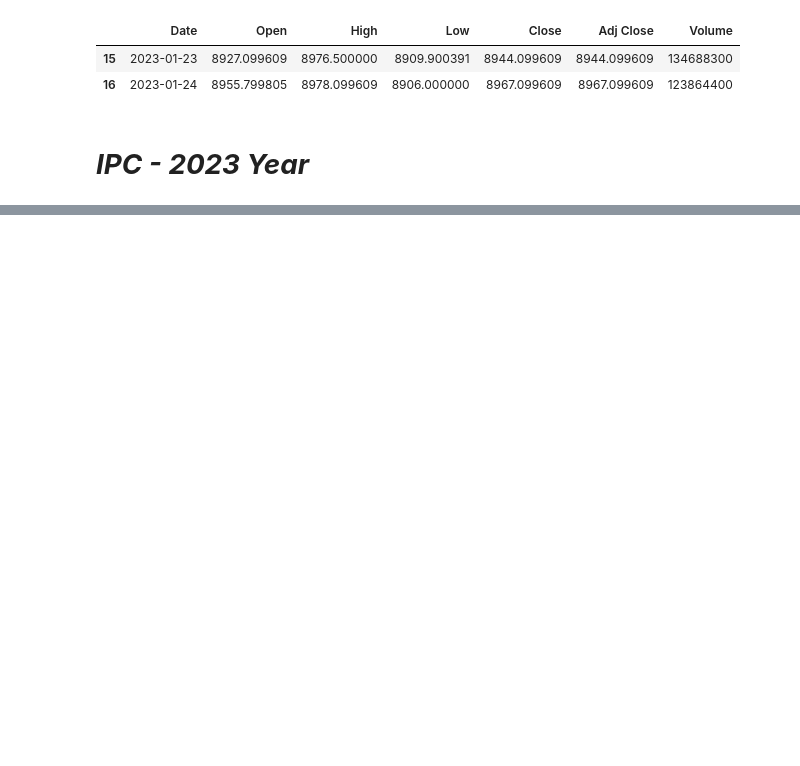
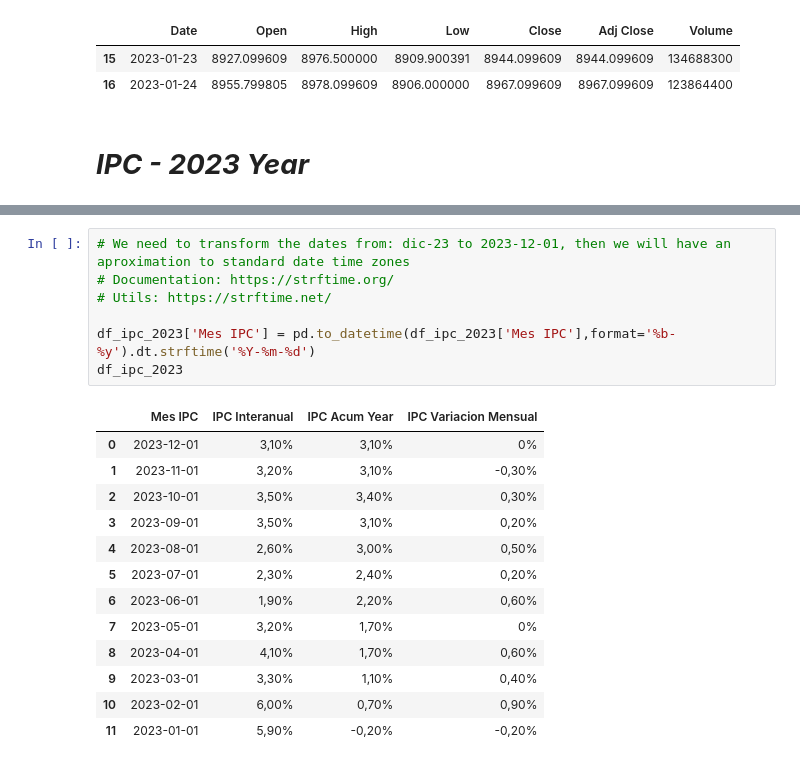
Before and after one commit to Manilab2309/ia-machine-learning, a Jupyter notebook: lab/NB_analyst_broker_operations.ipynb, the cells around one changed output, grey strips where cells are left out. Cells and saved outputs as stored; diff of their text form; blank space fills up the shorter version.

```diff
--- a/lab/NB_analyst_broker_operations.ipynb
+++ b/lab/NB_analyst_broker_operations.ipynb
@@ -214,0 +241,21 @@ df_ipc_2023
+# %%
+# We need to transform the dates from: dic-23 to 2023-12-01, then we will have an aproximation to standard date time zones
+# Documentation: https://strftime.org/
+# Utils: https://strftime.net/
+
+df_ipc_2023['Mes IPC'] = pd.to_datetime(df_ipc_2023['Mes IPC'],format='%b-%y').dt.strftime('%Y-%m-%d')
+df_ipc_2023
+# %% [output]
+|  | Mes IPC | IPC Interanual | IPC Acum Year | IPC Variacion Mensual |
+| 0 | 2023-12-01 | 3,10% | 3,10% | 0% |
+| 1 | 2023-11-01 | 3,20% | 3,10% | -0,30% |
+| 2 | 2023-10-01 | 3,50% | 3,40% | 0,30% |
+| 3 | 2023-09-01 | 3,50% | 3,10% | 0,20% |
+| 4 | 2023-08-01 | 2,60% | 3,00% | 0,50% |
+| 5 | 2023-07-01 | 2,30% | 2,40% | 0,20% |
+| 6 | 2023-06-01 | 1,90% | 2,20% | 0,60% |
+| 7 | 2023-05-01 | 3,20% | 1,70% | 0% |
+| 8 | 2023-04-01 | 4,10% | 1,70% | 0,60% |
+| 9 | 2023-03-01 | 3,30% | 1,10% | 0,40% |
+| 10 | 2023-02-01 | 6,00% | 0,70% | 0,90% |
+| 11 | 2023-01-01 | 5,90% | -0,20% | -0,20% |
```
Also changed, not shown: parts of 16 cells of this notebook.
